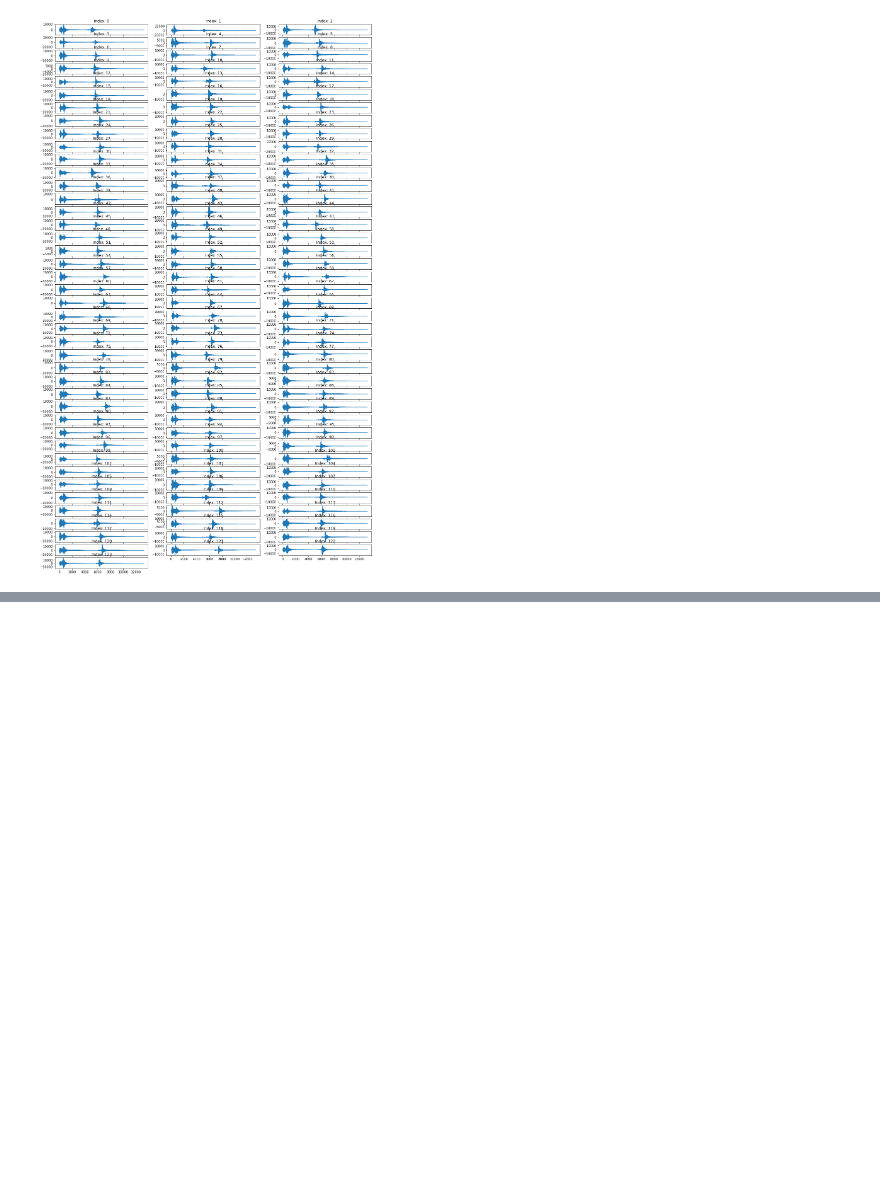
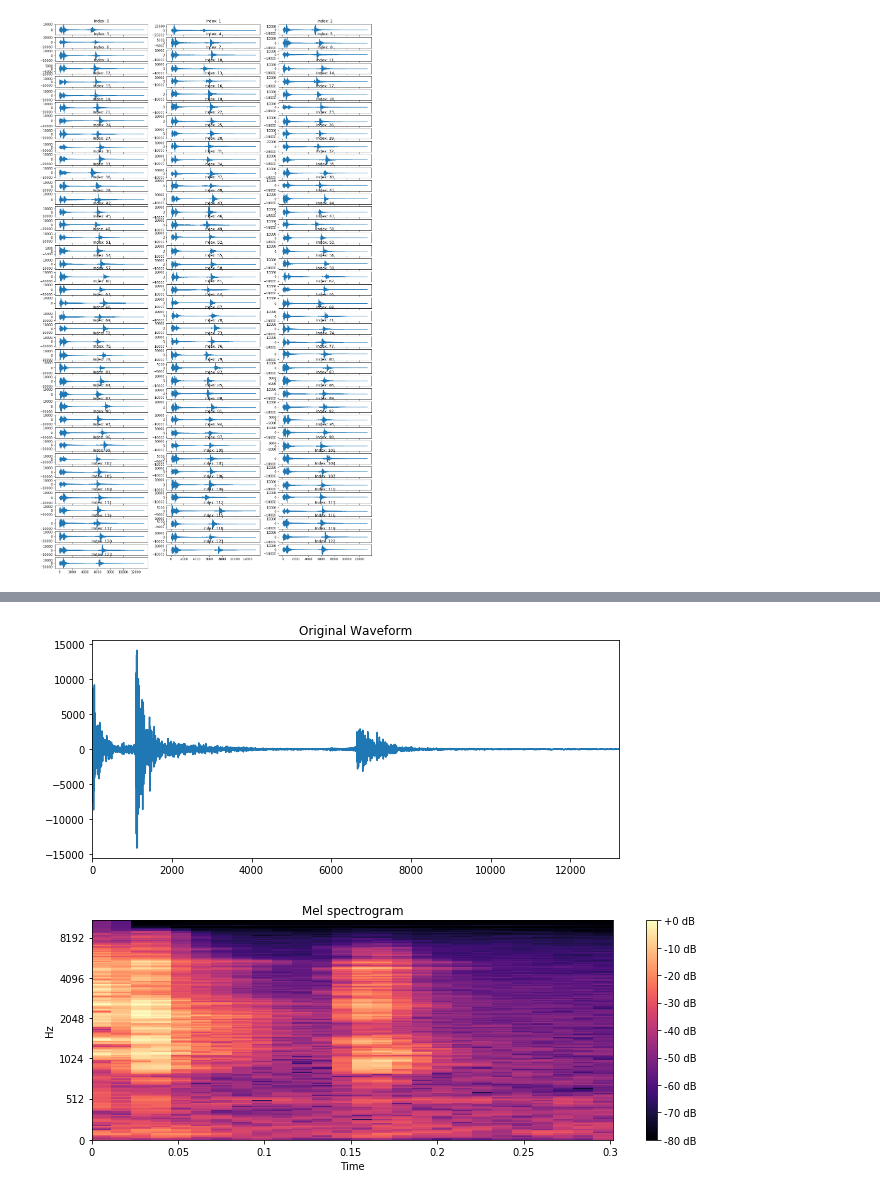
Before and after one commit to shoyo/acoustic-keylogger, a Jupyter notebook: src/keystroke_feature_extraction.ipynb, the cells around one changed output, grey strips where cells are left out. Cells and saved outputs as stored; diff of their text form; code cells hidden in the pictures; blank space fills up the shorter version.

```diff
--- a/src/keystroke_feature_extraction.ipynb
+++ b/src/keystroke_feature_extraction.ipynb
@@ -71,0 +60,5 @@ plt.show()
+# %%
+draw_spectrogram(a_keys[75])
+# %% [output]
+[figure, added]
+[figure, added]
```
Also changed, not shown: parts of 18 cells of this notebook, 1 other file.
